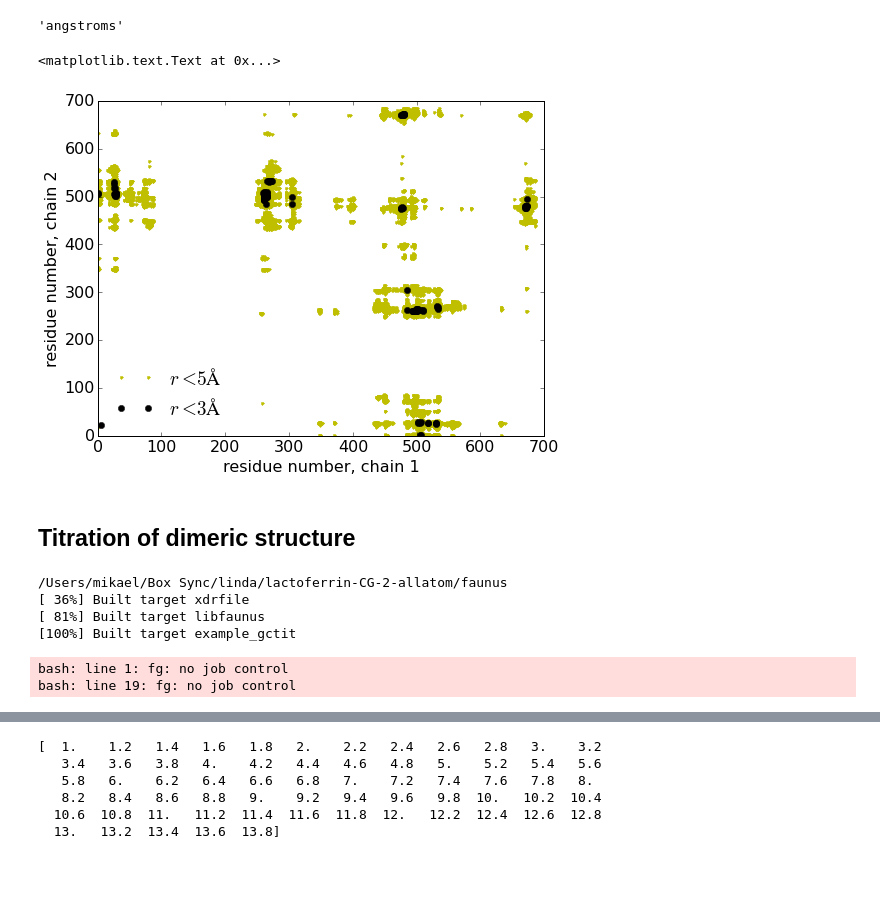
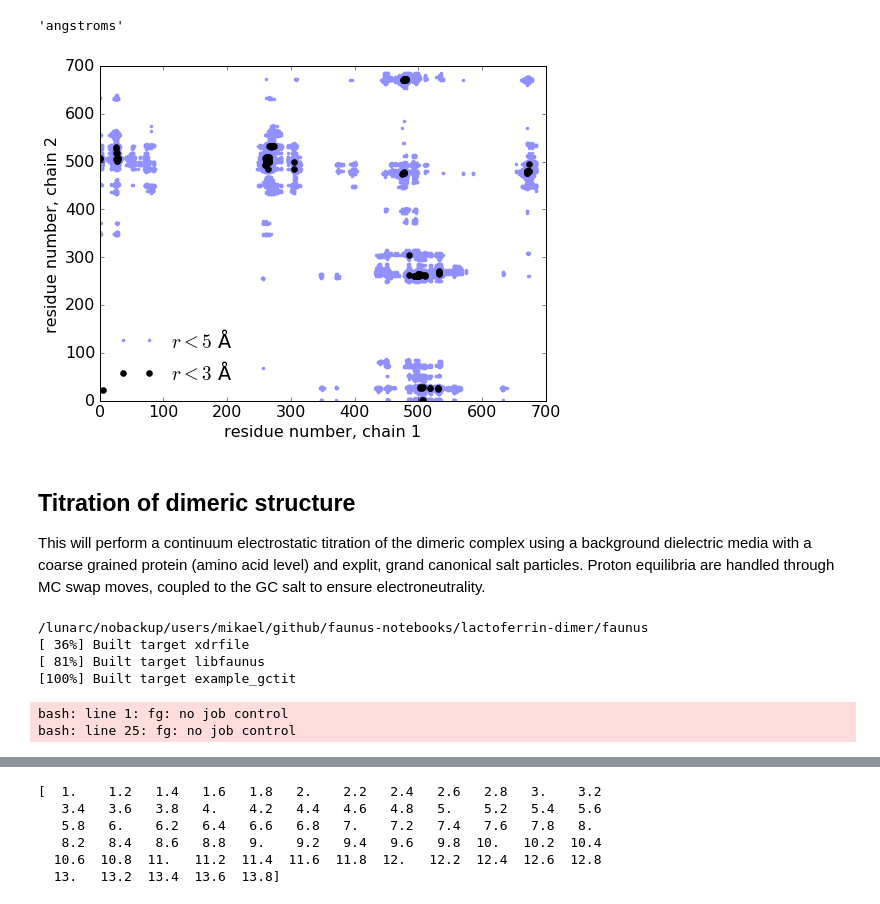
Before and after one commit to mlund/faunus-notebooks, a Jupyter notebook: lactoferrin-dimer/kontakt.ipynb, the cells around one changed output, grey strips where cells are left out. Drawn from its saved outputs; the diff is of its cells as text; code cells hidden in the pictures; blank space fills up the shorter version.

```diff
--- a/lactoferrin-dimer/kontakt.ipynb
+++ b/lactoferrin-dimer/kontakt.ipynb
@@ -21 +22,10 @@ print(workdir)
+# %%
+def masscenter(atoms, positions):
+    ''' center of mass for a set of atoms '''
+    cm = [0,0,0] # residue mass center
+    mw = 0       # residue weight
+    for a in atoms:
+        cm = cm + a.element.mass * positions[0][a.index]
+        mw = mw + a.element.mass
+    return cm / mw
 # %%
@@ -53,29 +57,38 @@ d2[2]=np.sqrt(d2[2])
 d1=np.array(d1).T
 d2=np.array(d2).T
 # %%
-plt.plot(d2[0], d2[1], 'y.', label=r'$r < 5 {\AA}$')
-plt.plot(d1[0], d1[1], 'ko', label=r'$r < 3 {\AA}$')
+lightblue='#9090ff'
+plt.plot(d2[0], d2[1], marker='.', color=lightblue, linestyle='none', label=u'$r < 5$ Å')
+plt.plot(d1[0], d1[1], 'ko', label=u'$r< 3$ Å')
 plt.legend(loc=0, frameon=False)
 plt.xlabel('residue number, chain 1')
 plt.ylabel('residue number, chain 2')
+plt.savefig('contactmap.pdf', bbox_inches='tight')
 # %% [output]
-<matplotlib.text.Text at 0x...>
-[figure, old version]
+[figure, new version]
-# %% [markdown]
-## Titration of dimeric structure
+# %% [markdown]
+## Titration of dimeric structure
+
+This will perform a continuum electrostatic titration of the dimeric complex using a background dielectric media with a coarse grained protein (amino acid level) and explit, grand canonical salt particles. Proton equilibria are handled through MC swap moves, coupled to the GC salt to ensure electroneutrality.
 # %%
 %%bash -s "$workdir"
 %cd $1
 
+# the following lines are for compilation on LUNARC
+module add GCC/5.4.0-2.26
+module load CMake/3.5.2
+export CXX=/sw/easybuild/software/Core/GCCcore/5.4.0/bin/g++
+export CC=/sw/easybuild/software/Core/GCCcore/5.4.0/bin/gcc
+
 if [ ! -d "faunus/" ]; then
     git clone https://github.com/mlund/faunus.git
     cd faunus
-    #git checkout a2220dc8f98606d2ceb42f14c6a08ec0723d8787
+    git checkout a2220dc8f98606d2ceb42f14c6a08ec0723d8787
 else
     cd faunus
 fi
 
-# if different, copy custom titrate.cpp into faunus
+# if different, copy custom C++ program into faunus
 if ! cmp ../titrate.cpp src/examples/gctit.cpp
 then
     cp ../titrate.cpp src/examples/gctit.cpp
@@ -85,12 +98,12 @@ cmake . -DCMAKE_BUILD_TYPE=Release -DENABLE_APPROXMATH=on &>/dev/null
 make example_gctit -j4
 %cd $1
 # %% [output]
-/Users/mikael/Box Sync/linda/lactoferrin-CG-2-allatom/faunus
+/lunarc/nobackup/users/mikael/github/faunus-notebooks/lactoferrin-dimer/faunus
 [ 36%] Built target xdrfile
 [ 81%] Built target libfaunus
 [100%] Built target example_gctit
 bash: line 1: fg: no job control
-bash: line 19: fg: no job control
+bash: line 25: fg: no job control
 # %%
 %%writefile submit.sh
 #!/bin/bash
```
Also changed, not shown: parts of 13 cells of this notebook.
